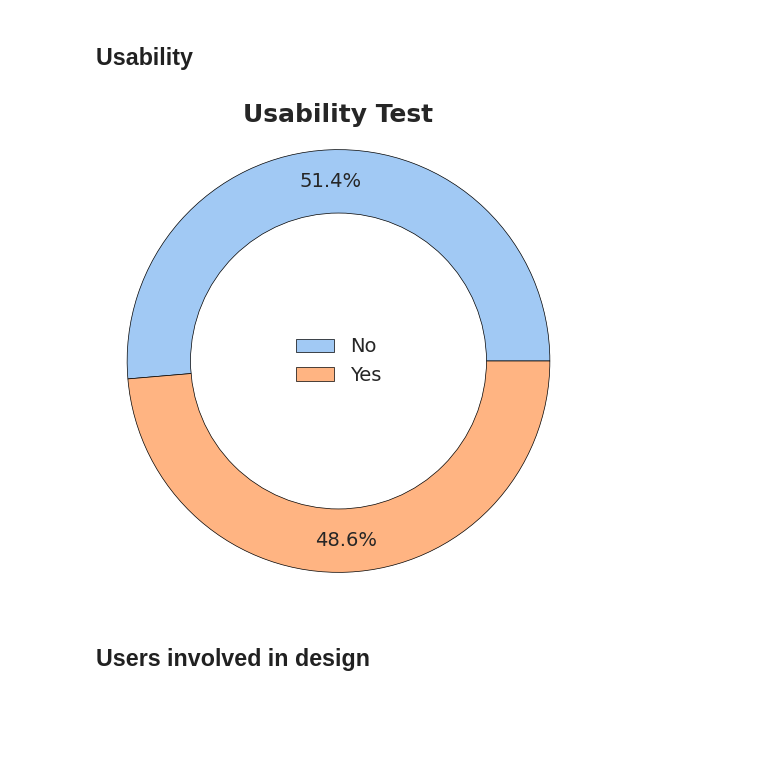
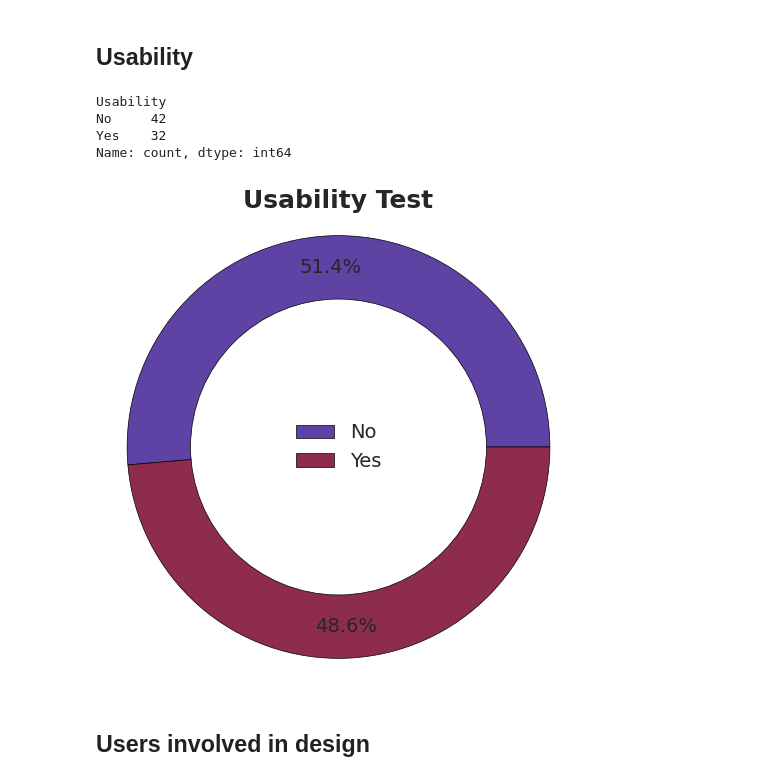
Before and after one commit to icezimmer/TEC_survey, a Jupyter notebook: TEC_survey_analysis.ipynb, the cells around one changed output. Drawn from its saved outputs; the diff is of its cells as text; code cells hidden in the pictures; blank space fills up the shorter version.

Commit message:
refactor + plots

```diff
--- a/TEC_survey_analysis.ipynb
+++ b/TEC_survey_analysis.ipynb
@@ -507,7 +572,7 @@ wedges, texts, autotexts = plt.pie(
     autopct='%1.1f%%',  # Show percentage
     startangle=0,  # Rotate for better layout
     wedgeprops={'edgecolor': 'black', 'linewidth': 0.5},  # Internal borders for each slice
-    colors=sns.color_palette("pastel", len(ils_training_counts)),  # Use Seaborn's pastel color palette
+    colors=sns.color_palette('twilight', len(ils_training_counts)),  # Use Seaborn's pastel color palette
     pctdistance=0.85  # Adjust percentage text position
 )
 
@@ -533,7 +598,9 @@ plt.axis('equal')
 plt.legend(labels=ils_training_counts.index, loc='center', fontsize=14, frameon=False)
 
 # Save the figure
-plt.savefig('ils_training_pie.pdf', bbox_inches='tight', dpi=300)
+plt.savefig('plots/ils_training_pie.pdf', bbox_inches='tight', dpi=300)
+
+print(ils_training_counts)
 
 # Show the plot
 plt.show()
@@ -554,7 +625,7 @@ wedges, texts, autotexts = plt.pie(
     autopct='%1.1f%%',  # Show percentage
     startangle=0,  # Rotate for better layout
     wedgeprops={'edgecolor': 'black', 'linewidth': 0.5},  # Internal borders for each slice
-    colors=sns.color_palette("pastel", len(env_counts)),  # Use Seaborn's pastel color palette
+    colors=sns.color_palette('twilight', len(env_counts)),  # Use Seaborn's pastel color palette
     pctdistance=0.85  # Adjust percentage text position
 )
 
@@ -580,7 +651,9 @@ plt.axis('equal')
 plt.legend(labels=env_counts.index, loc='center', fontsize=14, frameon=False)
 
 # Save the figure
-plt.savefig('testing_environment_pie.pdf', bbox_inches='tight', dpi=300)
+plt.savefig('plots/testing_environment_pie.pdf', bbox_inches='tight', dpi=300)
+
+print(env_counts)
 
 # Show the plot
 plt.show()
@@ -670,7 +782,7 @@ wedges, texts, autotexts = plt.pie(
     autopct='%1.1f%%',  # Show percentage
     startangle=0,  # Rotate for better layout
     wedgeprops={'edgecolor': 'black', 'linewidth': 0.5},  # Internal borders for each slice
-    colors=sns.color_palette("pastel", len(human_robot_counts)),  # Use Seaborn's pastel color palette
+    colors=sns.color_palette('twilight', len(human_robot_counts)),  # Use Seaborn's pastel color palette
     pctdistance=0.85  # Adjust percentage text position
 )
 
@@ -696,7 +808,9 @@ plt.axis('equal')
 plt.legend(labels=human_robot_counts.index, loc='center', fontsize=14, frameon=False)
 
 # Save the figure
-plt.savefig('human_robot_pie.pdf', bbox_inches='tight', dpi=300)
+plt.savefig('plots/human_robot_pie.pdf', bbox_inches='tight', dpi=300)
+
+print(human_robot_counts)
 
 # Show the plot
 plt.show()
@@ -717,7 +836,7 @@ wedges, texts, autotexts = plt.pie(
     autopct='%1.1f%%',  # Show percentage
     startangle=0,  # Rotate for better layout
     wedgeprops={'edgecolor': 'black', 'linewidth': 0.5},  # Internal borders for each slice
-    colors=sns.color_palette("pastel", len(user_training_counts)),  # Use Seaborn's pastel color palette
+    colors=sns.color_palette('twilight', len(user_training_counts)),  # Use Seaborn's pastel color palette
     pctdistance=0.85  # Adjust percentage text position
 )
 
@@ -743,7 +862,9 @@ plt.axis('equal')
 plt.legend(labels=user_training_counts.index, loc='center', fontsize=14, frameon=False)
 
 # Save the figure
-plt.savefig('user_training_pie.pdf', bbox_inches='tight', dpi=300)
+plt.savefig('plots/user_training_pie.pdf', bbox_inches='tight', dpi=300)
+
+print(user_training_counts)
 
 # Show the plot
 plt.show()
@@ -764,38 +889,44 @@ wedges, texts, autotexts = plt.pie(
     autopct='%1.1f%%',  # Show percentage
     startangle=0,  # Rotate for better layout
     wedgeprops={'edgecolor': 'black', 'linewidth': 0.5},  # Internal borders for each slice
-    colors=sns.color_palette("pastel", len(usability_counts)),  # Use Seaborn's pastel color palette
+    colors=sns.color_palette('twilight', len(usability_counts)),  # Use Seaborn's pastel color palette
     pctdistance=0.85  # Adjust percentage text position
 )
 
 # Add a white circle in the center to create the donut effect
 centre_circle = plt.Circle((0, 0), 0.7, fc='white', edgecolor='black', linewidth=0.5)  # Inner border added
 plt.gca().add_artist(centre_circle)
 
 # Apply the same title format as before
 plt.title("Usability Test", fontsize=18, fontweight='bold')
 
 # Set font size for labels (category names)
 for text in texts:
     text.set_fontsize(16)  # Adjust category label font size
 
 # Set font size for percentages inside the slices
 for autotext in autotexts:
     autotext.set_fontsize(14)  # Adjust percentage font size
 
 # Ensure the chart remains circular
 plt.axis('equal')
 
 # Add Legend
 plt.legend(labels=usability_counts.index, loc='center', fontsize=14, frameon=False)
 
 # Save the figure
-plt.savefig('usability_pie.pdf', bbox_inches='tight', dpi=300)
+plt.savefig('plots/usability_pie.pdf', bbox_inches='tight', dpi=300)
+
+print(usability_counts)
 
 # Show the plot
 plt.show()
 # %% [output]
+Usability
+No     42
+Yes    32
+Name: count, dtype: int64
-[figure, old version]
+[figure, new version]
 # %% [markdown]
 ## Users involved in design
 # %%
```
Also changed, not shown: parts of 21 cells of this notebook, 22 other files.
